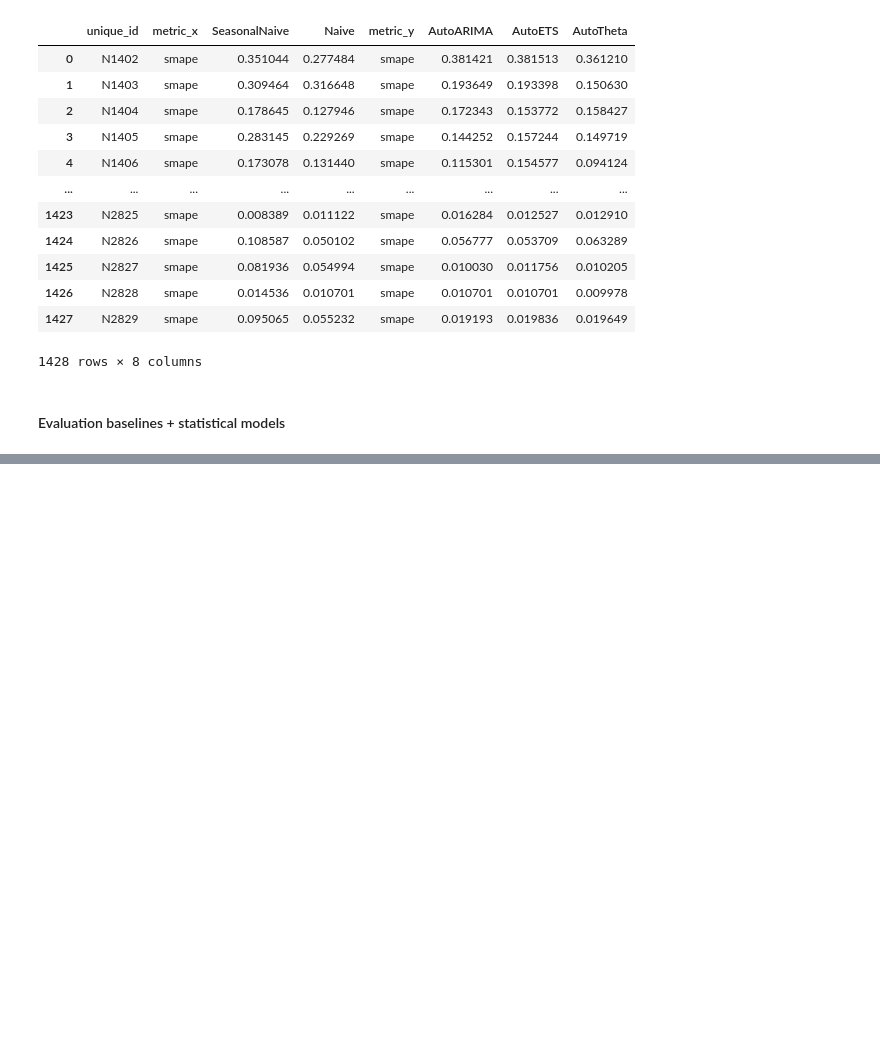
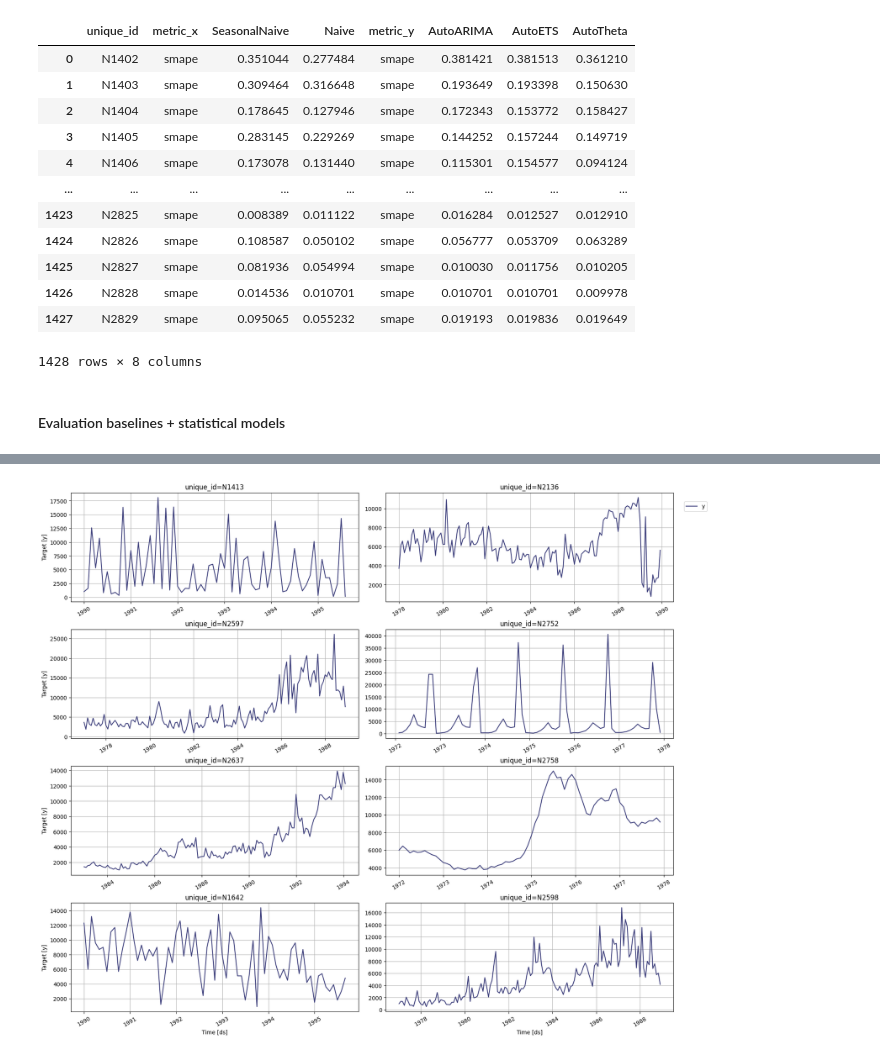
Before and after one commit to Nye1nChanSoe/time-series-analysis, a Jupyter notebook: multivariate-timeseries/m3.ipynb, the cells around one changed output, grey strips where cells are left out. Drawn from its saved outputs; the diff is of its cells as text; code cells hidden in the pictures; blank space fills up the shorter version.

```diff
--- a/multivariate-timeseries/m3.ipynb
+++ b/multivariate-timeseries/m3.ipynb
@@ -403,0 +657,4 @@ Name: count, dtype: int64
+# %%
+StatsForecast.plot(df, unique_ids=['N1413', 'N2136', 'N2597', 'N2752', 'N2637', 'N2758', 'N1642', 'N2598'])
+# %% [output]
+[figure, added]
```
Also changed, not shown: parts of 26 cells of this notebook, 5 other files.
